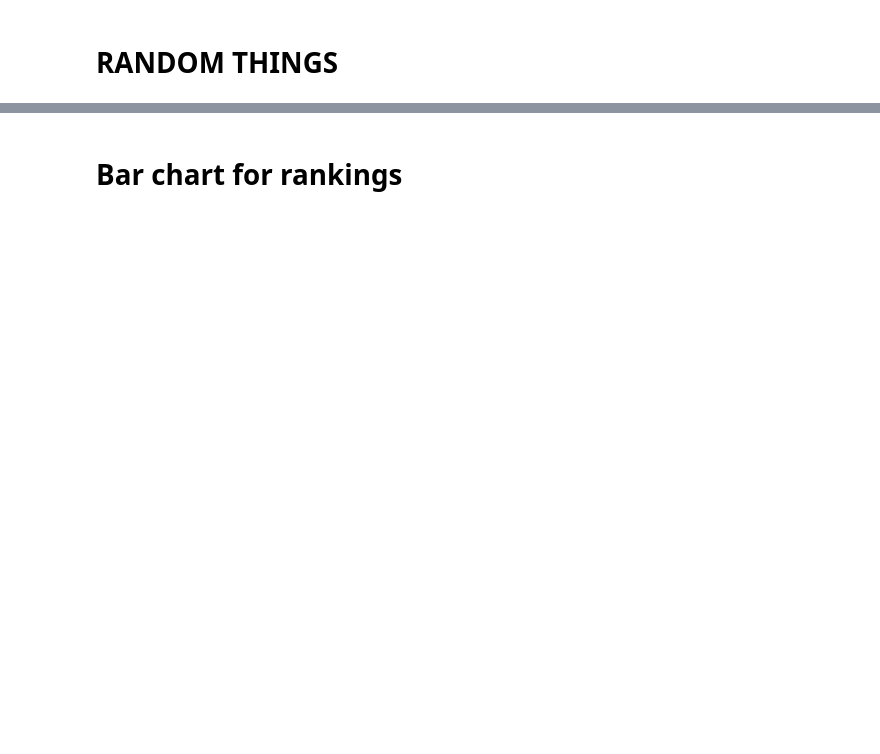
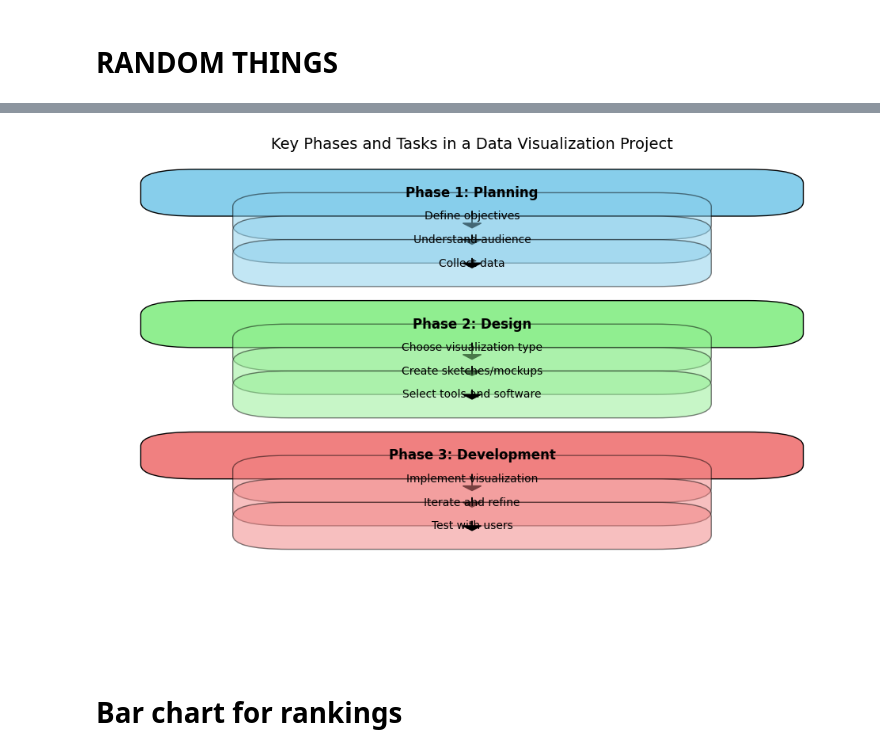
Before and after one commit to XuanMaiNguyen39/Digital-Technology, a Jupyter notebook: Project-Folder/OfficialGraphTest.ipynb, the cells around one changed output, grey strips where cells are left out. Cells and saved outputs as stored; diff of their text form; code cells hidden in the pictures; blank space fills up the shorter version.

```diff
--- a/Project-Folder/OfficialGraphTest.ipynb
+++ b/Project-Folder/OfficialGraphTest.ipynb
@@ -53,3 +3,69 @@ National Rankings by Year:
+# %%
+# Create figure and axes
+fig, ax = plt.subplots(figsize=(12, 8))
+
+# Phases and tasks
+phases = {
+    "Phase 1: Planning": [
+        "Define objectives",
+        "Understand audience",
+        "Collect data"
+    ],
+    "Phase 2: Design": [
+        "Choose visualization type",
+        "Create sketches/mockups",
+        "Select tools and software"
+    ],
+    "Phase 3: Development": [
+        "Implement visualization",
+        "Iterate and refine",
+        "Test with users"
+    ]
+}
+
+# Colors for each phase
+colors = {
+    "Phase 1: Planning": "skyblue",
+    "Phase 2: Design": "lightgreen",
+    "Phase 3: Development": "lightcoral"
+}
+
+# Plot each phase and its tasks
+y_base = 0
+box_height = 0.4
+box_gap = 0.2
+task_gap = 0.1
+for phase, tasks in phases.items():
+    color = colors[phase]
+    phase_y_base = y_base
+    ax.add_patch(mpatches.FancyBboxPatch((0, y_base), 3, box_height, boxstyle="round,pad=0.3", edgecolor='black', facecolor=color))
+    ax.text(1.5, y_base + box_height / 2, phase, va='center', ha='center', fontsize=12, weight='bold')
+
+    for i, task in enumerate(tasks):
+        y_task = y_base - (i + 1) * (box_height + task_gap)
+        ax.add_patch(mpatches.FancyBboxPatch((0.5, y_task), 2, box_height, boxstyle="round,pad=0.3", edgecolor='black', facecolor=color, alpha=0.5))
+        ax.text(1.5, y_task + box_height / 2, task, va='center', ha='center', fontsize=10)
+        if i == 0:
+            # Draw arrow from phase to first task
+            ax.arrow(1.5, phase_y_base - box_height / 2, 0, -box_height / 2 - task_gap / 2, head_width=0.1, head_length=0.1, fc='black', ec='black')
+
+        if i > 0:
+            # Draw arrow between tasks
+            prev_y_task = y_base - i * (box_height + task_gap)
+            ax.arrow(1.5, prev_y_task - box_height / 2, 0, -task_gap, head_width=0.1, head_length=0.1, fc='black', ec='black')
+
+    y_base -= (len(tasks) + 1) * (box_height + task_gap + box_gap)
+
+# Set limits and hide axes
+ax.set_xlim(-0.5, 3.5)
+ax.set_ylim(y_base - 1, 1)
+ax.axis('off')
+
+# Display the flow chart
+plt.title("Key Phases and Tasks in a Data Visualization Project", fontsize=14)
+plt.show()
+# %% [output]
+[figure, added]
 # %% [markdown]
 # Bar chart for rankings
 # %%
```
Also changed, not shown: parts of 3 cells of this notebook, 3 other files.
